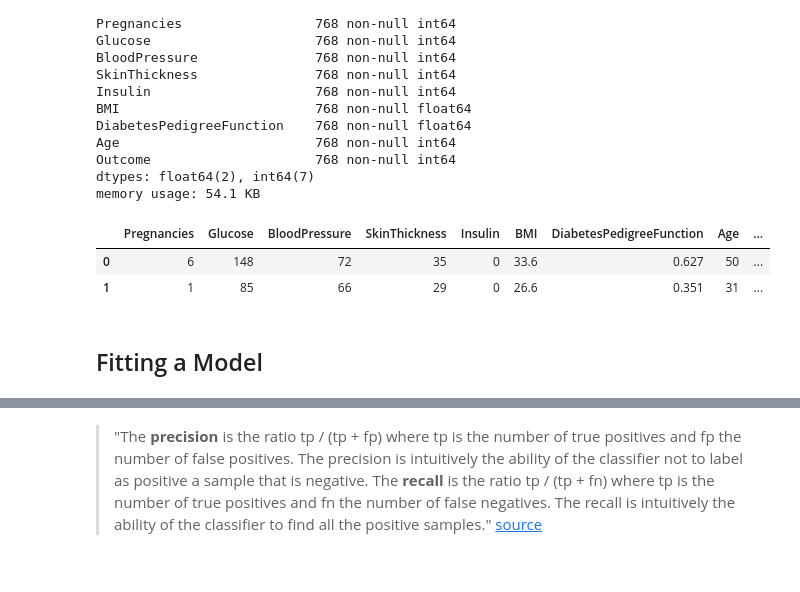
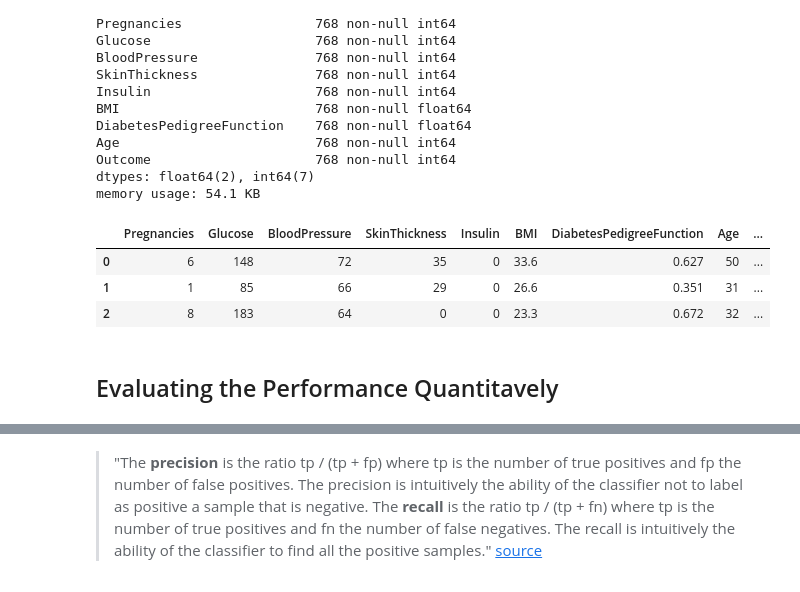
Before and after one commit to kaymal/Machine-Learning-with-Python, a Jupyter notebook: Evaluating Model's Performance.ipynb, the cells around one changed output, grey strips where cells are left out. Cells and saved outputs as stored; diff of their text form; code cells hidden in the pictures.

```diff
--- a/Evaluating Model's Performance.ipynb
+++ b/Evaluating Model's Performance.ipynb
@@ -55,11 +74,10 @@ Outcome                     768 non-null int64
 dtypes: float64(2), int64(7)
 memory usage: 54.1 KB
 # %%
-df.head(2)
+df.head(3)
 # %% [output]
 |  | Pregnancies | Glucose | BloodPressure | SkinThickness | Insulin | BMI | DiabetesPedigreeFunction | Age | ... |
 | 0 | 6 | 148 | 72 | 35 | 0 | 33.6 | 0.627 | 50 | ... |
 | 1 | 1 | 85 | 66 | 29 | 0 | 26.6 | 0.351 | 31 | ... |
+| 2 | 8 | 183 | 64 | 0 | 0 | 23.3 | 0.672 | 32 | ... |
-# %% [markdown]
-## Fitting a Model
 # %%
@@ -67,0 +90,2 @@ y = df['Outcome'].values # target
+# %% [markdown]
+## Evaluating the Performance Quantitavely
```
Also changed, not shown: parts of 32 cells of this notebook.
